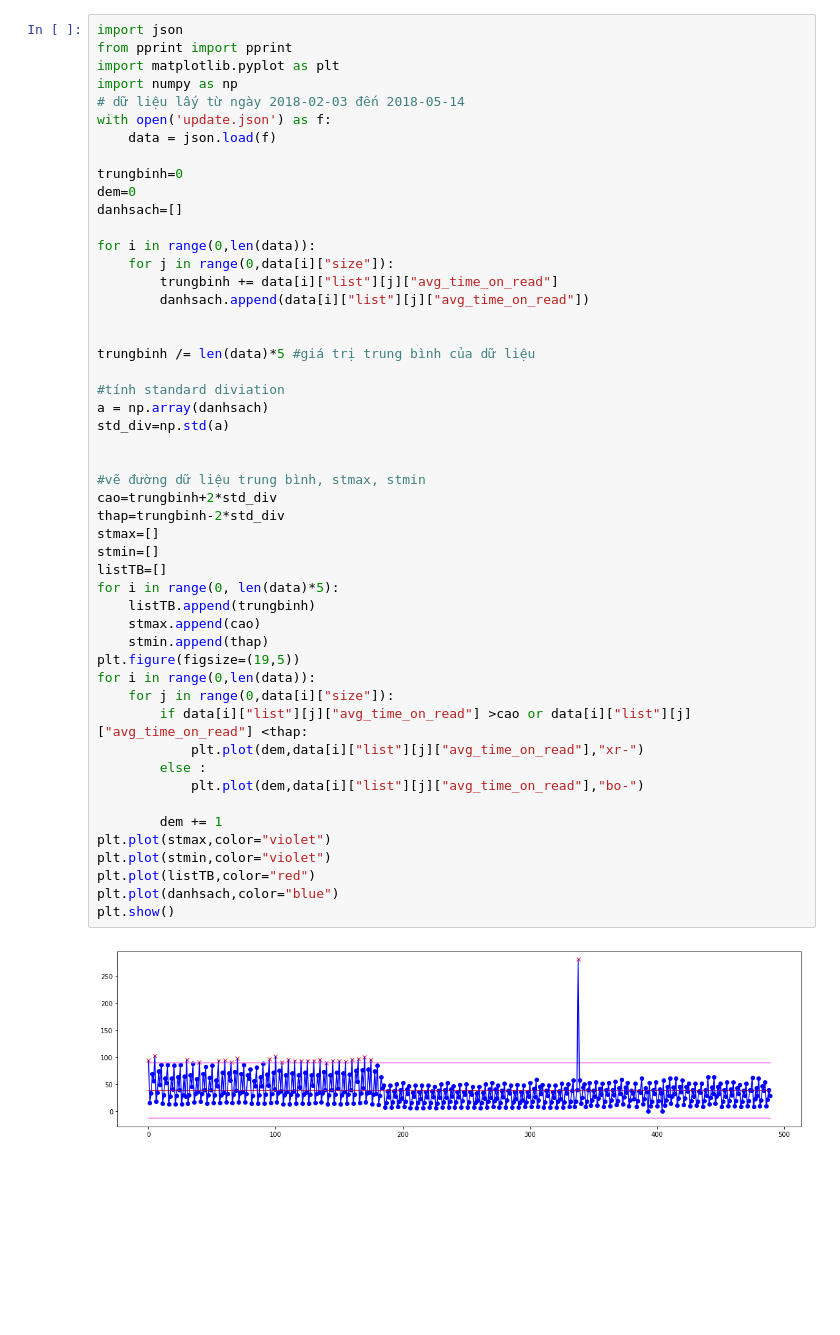
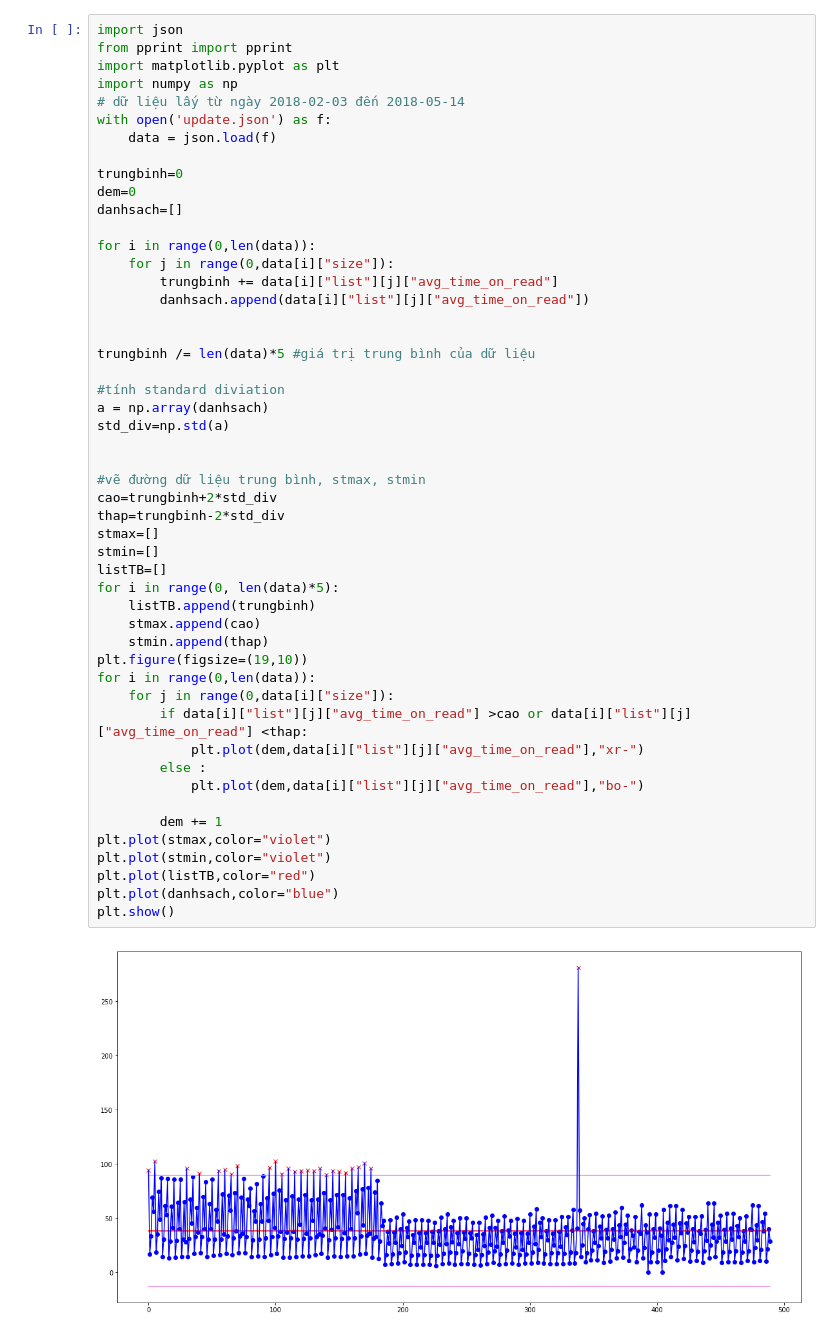
Before and after one commit to DUCQUAN7850/Anomaly-Detection, a Jupyter notebook: Untitled.ipynb, the cells around one changed output. Drawn from its saved outputs; the diff is of its cells as text; blank space fills up the shorter version.

```diff
--- a/Untitled.ipynb
+++ b/Untitled.ipynb
@@ -21,32 +21,32 @@ trungbinh /= len(data)*5 #giá trị trung bình của dữ liệu
 
 #tính standard diviation
 a = np.array(danhsach)
 std_div=np.std(a)
 
 
 #vẽ đường dữ liệu trung bình, stmax, stmin
 cao=trungbinh+2*std_div
 thap=trungbinh-2*std_div
 stmax=[]
 stmin=[]
 listTB=[]
 for i in range(0, len(data)*5):
 	listTB.append(trungbinh)
 	stmax.append(cao)
 	stmin.append(thap)
-plt.figure(figsize=(19,5))
+plt.figure(figsize=(19,10))
 for i in range(0,len(data)):
 	for j in range(0,data[i]["size"]):
 		if data[i]["list"][j]["avg_time_on_read"] >cao or data[i]["list"][j]["avg_time_on_read"] <thap:
 			plt.plot(dem,data[i]["list"][j]["avg_time_on_read"],"xr-")
 		else :
 			plt.plot(dem,data[i]["list"][j]["avg_time_on_read"],"bo-")
 
 		dem += 1
 plt.plot(stmax,color="violet")
 plt.plot(stmin,color="violet")
 plt.plot(listTB,color="red")
 plt.plot(danhsach,color="blue")
 plt.show()
 # %% [output]
-[figure, old version]
+[figure, new version]
```
